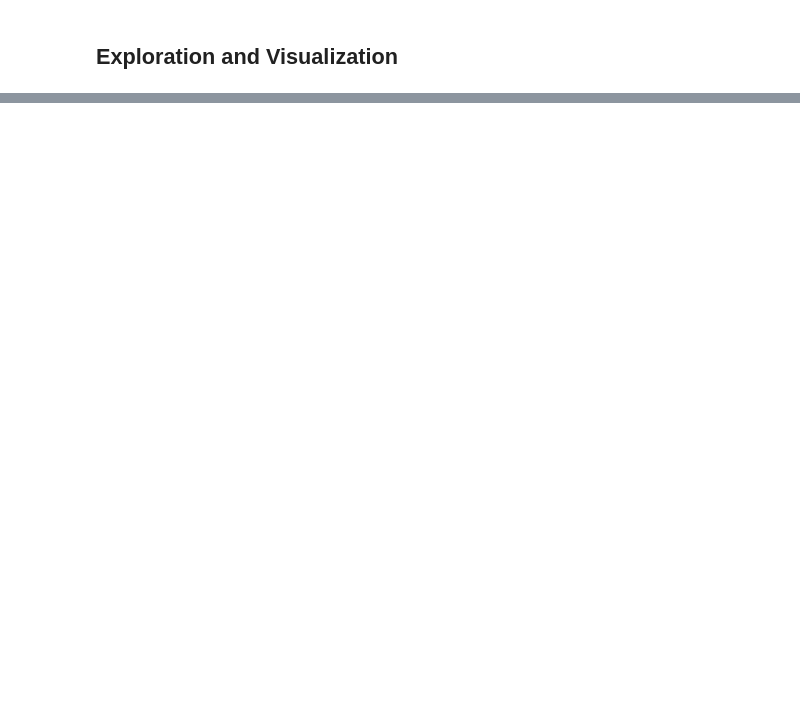
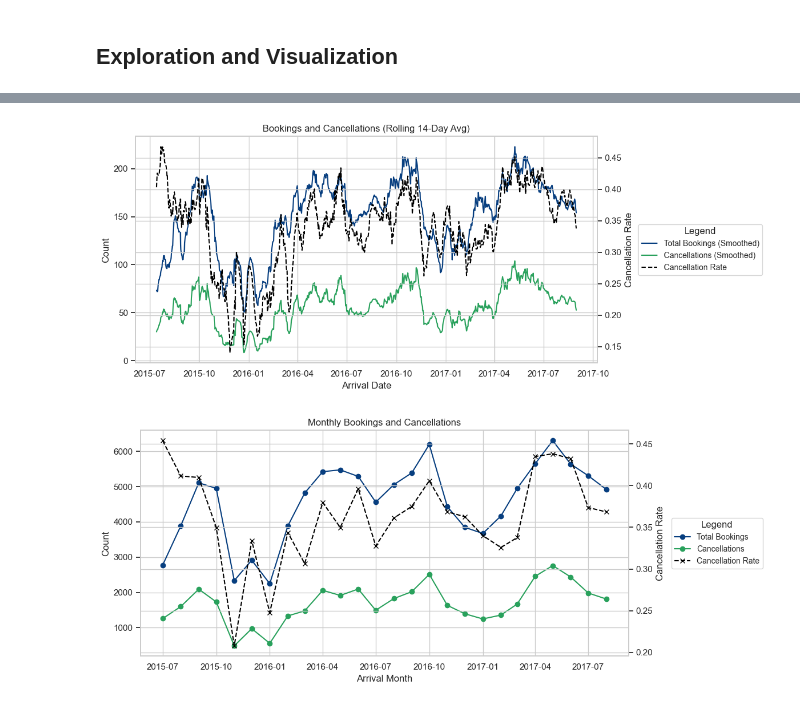
Before and after one commit to shamalanrajesvaran/UMA_IE500_Data_Mining, a Jupyter notebook: Data_exploration_and_visualization/explore_and_vis_time.ipynb, the cells around one changed output, grey strips where cells are left out. Drawn from its saved outputs; the diff is of its cells as text; code cells hidden in the pictures; blank space fills up the shorter version.

```diff
--- a/Data_exploration_and_visualization/explore_and_vis_time.ipynb
+++ b/Data_exploration_and_visualization/explore_and_vis_time.ipynb
@@ -73,0 +361,6 @@ This notebook covers data exploration and visualization for the Hotel Booking De
+# %%
+# If 'arrival_date' is object type, convert it to datetime
+data['arrival_date'] = pd.to_datetime(data['arrival_date'], errors='coerce')
+# Map month names to month numbers for sorting later
+month_map = {month: index for index, month in enumerate(calendar.month_name) if month}
+data['arrival_month_num'] = data['arrival_date_month'].map(month_map)
@@ -73,0 +424,6 @@ This notebook covers data exploration and visualization for the Hotel Booking De
+# %%
+plot_smoothed_bookings_cancellations(data)
+plot_monthly_bookings_cancellations(data)  # for enhanced correlation clarity
+# %% [output]
+[figure, added]
+[figure, added]
```
Also changed, not shown: parts of 33 cells of this notebook.
